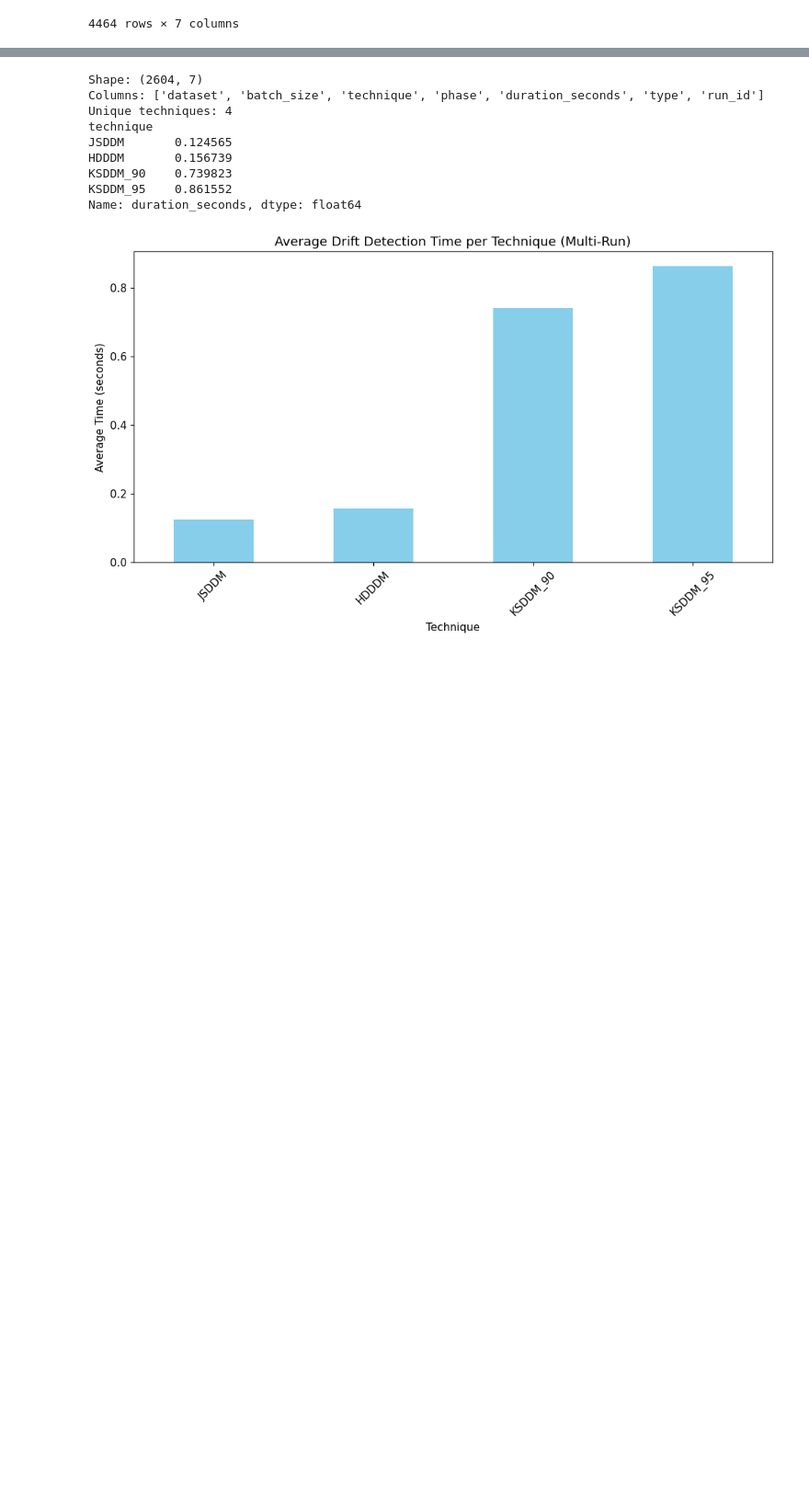
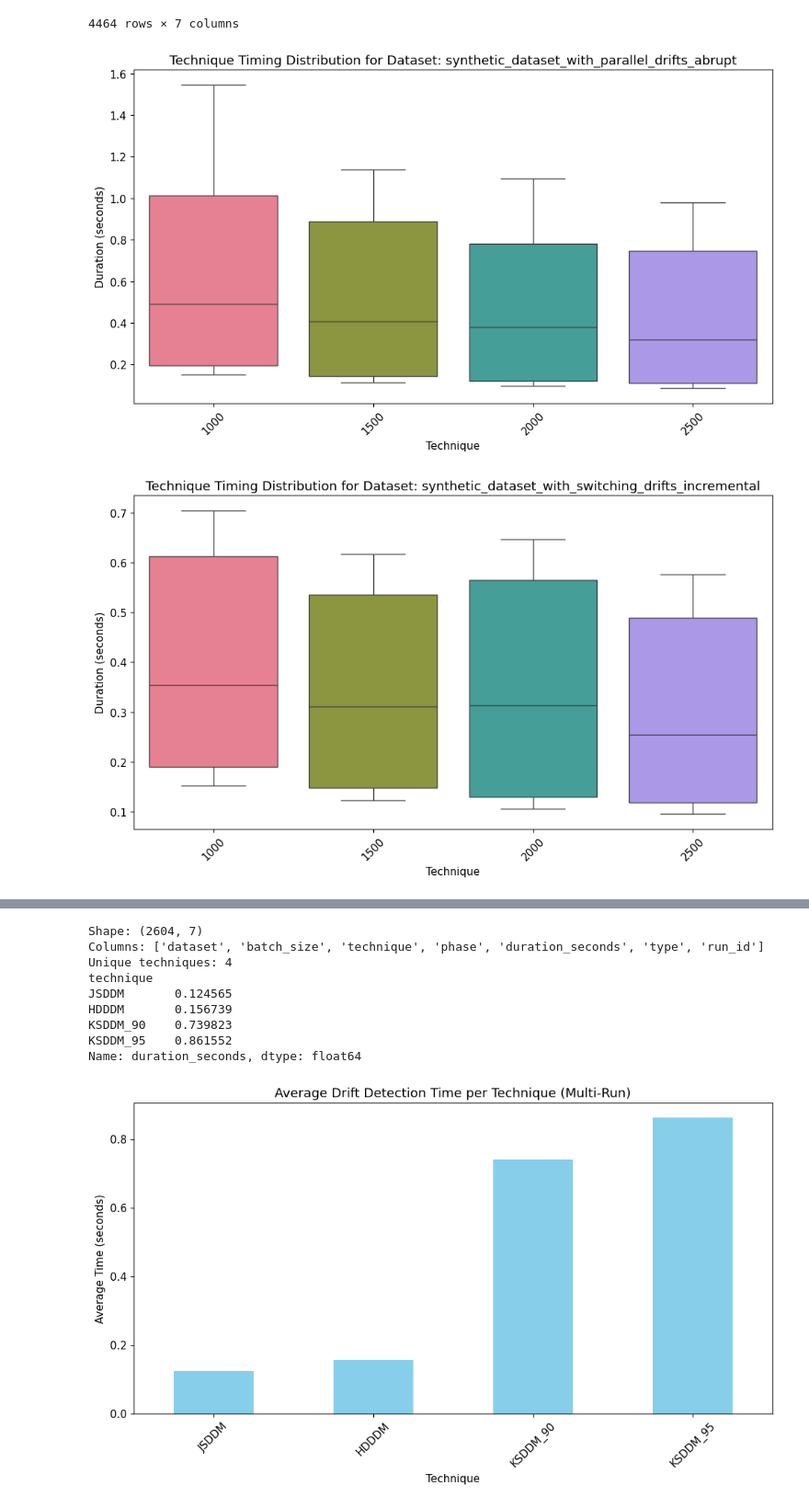
Before and after one commit to lucashelfs/EmpiricalAnalysisOfDataDrift, a Jupyter notebook: analysis/multi_run_drift_detection_timing_analysis.ipynb, the cells around one changed output, grey strips where cells are left out. Shown at 92% size. Drawn from its saved outputs; the diff is of its cells as text; code cells hidden in the pictures; blank space fills up the shorter version.

```diff
--- a/analysis/multi_run_drift_detection_timing_analysis.ipynb
+++ b/analysis/multi_run_drift_detection_timing_analysis.ipynb
@@ -82,3 +105,17 @@ timing_data
 | 4462 | ALL | ALL | KSDDM_90 | drift_detection | 0.691228 | technique_avg | run_031 |
 | 4463 | ALL | ALL | JSDDM | drift_detection | 0.124701 | technique_avg | run_031 |
 4464 rows × 7 columns
+# %%
+for dataset in timing_data['dataset'].unique():
+    subset = timing_data[(timing_data['dataset'] == dataset) & (timing_data['technique'] != 'ALL')]
+    plt.figure(figsize=(10, 6))
+    sns.boxplot(data=subset, x='batch_size', y='duration_seconds', palette='husl', showfliers=False)
+    plt.title(f'Technique Timing Distribution for Dataset: {dataset}')
+    plt.xlabel('Technique')
+    plt.ylabel('Duration (seconds)')
+    plt.xticks(rotation=45)
+    plt.tight_layout()
+    plt.show()
+# %% [output]
+[figure, added]
+[figure, added]
```
Also changed, not shown: parts of 11 cells of this notebook.
